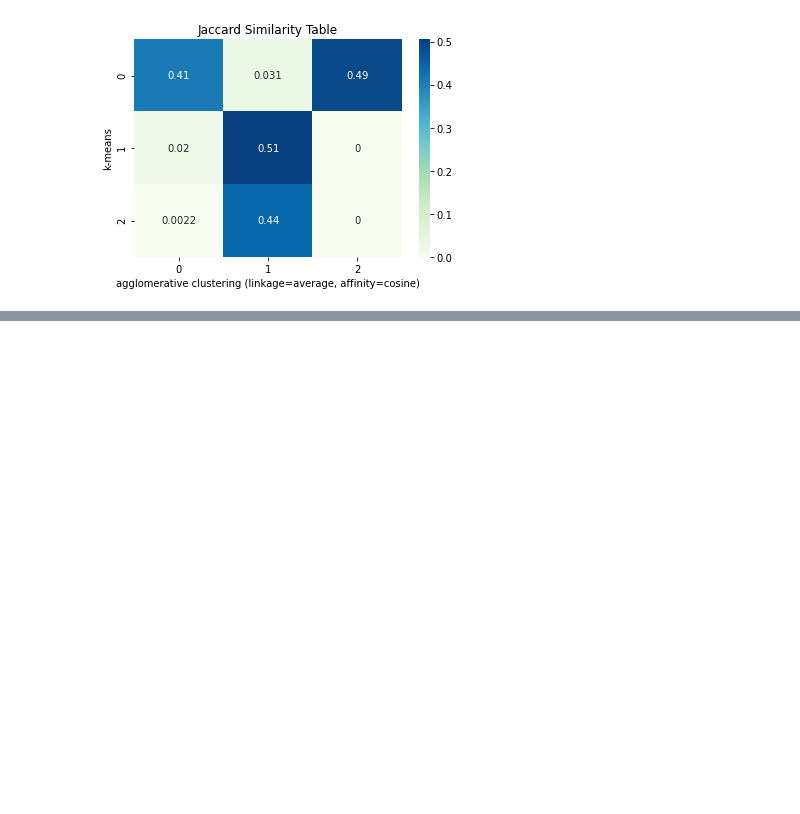
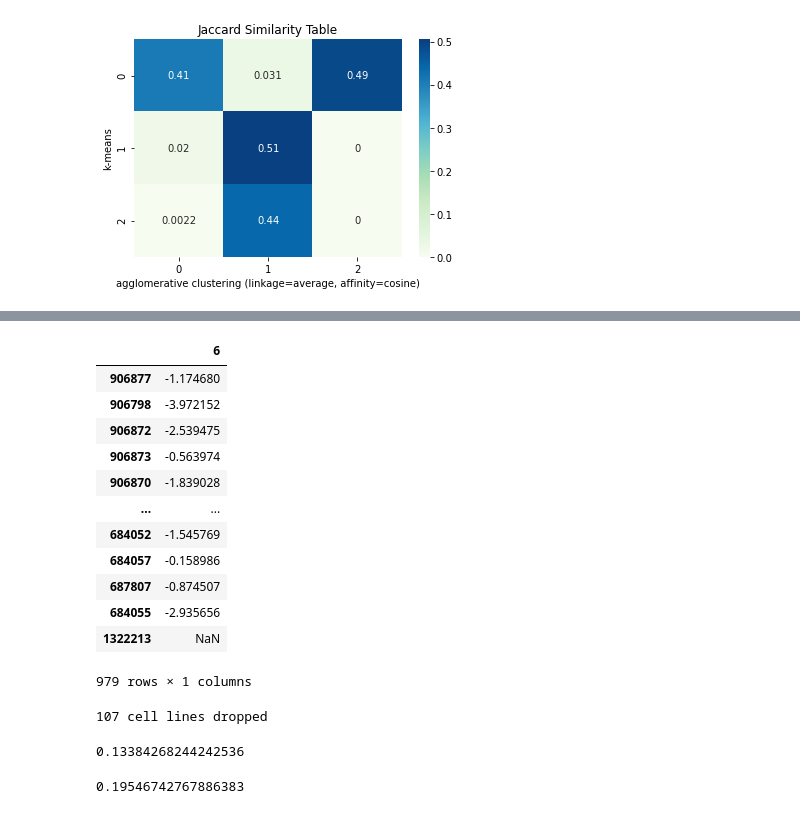
Before and after one commit to YazdanZ/ClinicalDrugResponse_CCL_LASSO, a Jupyter notebook: project.ipynb, the cells around one changed output, grey strips where cells are left out. Cells and saved outputs as stored; diff of their text form; code cells hidden in the pictures; blank space fills up the shorter version.

```diff
--- a/project.ipynb
+++ b/project.ipynb
@@ -273,0 +287,56 @@ Took 18.21688199043274 seconds
+# %%
+# we select Doxorubicin as the chemotherapy medication of interest
+dox = drug_responses.loc[drug_responses["drug"] == "doxorubicin"]
+dox = dox.drop(columns=["drug"])
+dox = dox.T
+dox
+# %% [output]
+|  | 6 |
+| 906877 | -1.174680 |
+| 906798 | -3.972152 |
+| 906872 | -2.539475 |
+| 906873 | -0.563974 |
+| 906870 | -1.839028 |
+| ... | ... |
+| 684052 | -1.545769 |
+| 684057 | -0.158986 |
+| 687807 | -0.874507 |
+| 684055 | -2.935656 |
+| 1322213 | NaN |
+979 rows × 1 columns
+# %%
+# read the data
+expression = pd.read_csv("data/gdsc_expr_postCB.csv")
+
+# visualize the top 5 rows
+expression.drop(expression.columns[0], axis=1, inplace=True)
+expression = expression.transpose()
+
+expression["drug"] = dox
+cols = expression.shape[0]
+# drop cell lines with missing drug responses
+expression.dropna(inplace=True)
+expression.head()
+print(cols - expression.shape[0], "cell lines dropped")
+
+y = expression["drug"]
+X = expression.drop(columns="drug")
+# X = StandardScaler().fit_transform(X)
+# %% [output]
+107 cell lines dropped
+# %%
+from sklearn import linear_model
+from sklearn.model_selection import train_test_split
+
+
+train_X, test_X, train_y, test_y = train_test_split(X, y, test_size=0.1)
+
+lasso = linear_model.Lasso(alpha=0.2, max_iter=10000)
+lasso.fit(train_X, train_y)
+lasso.score(test_X, test_y)
+# %% [output]
+0.13384268244242536
+# %%
+lasso.score(train_X, train_y)
+# %% [output]
+0.19546742767886383
```
Also changed, not shown: parts of 5 cells of this notebook.
